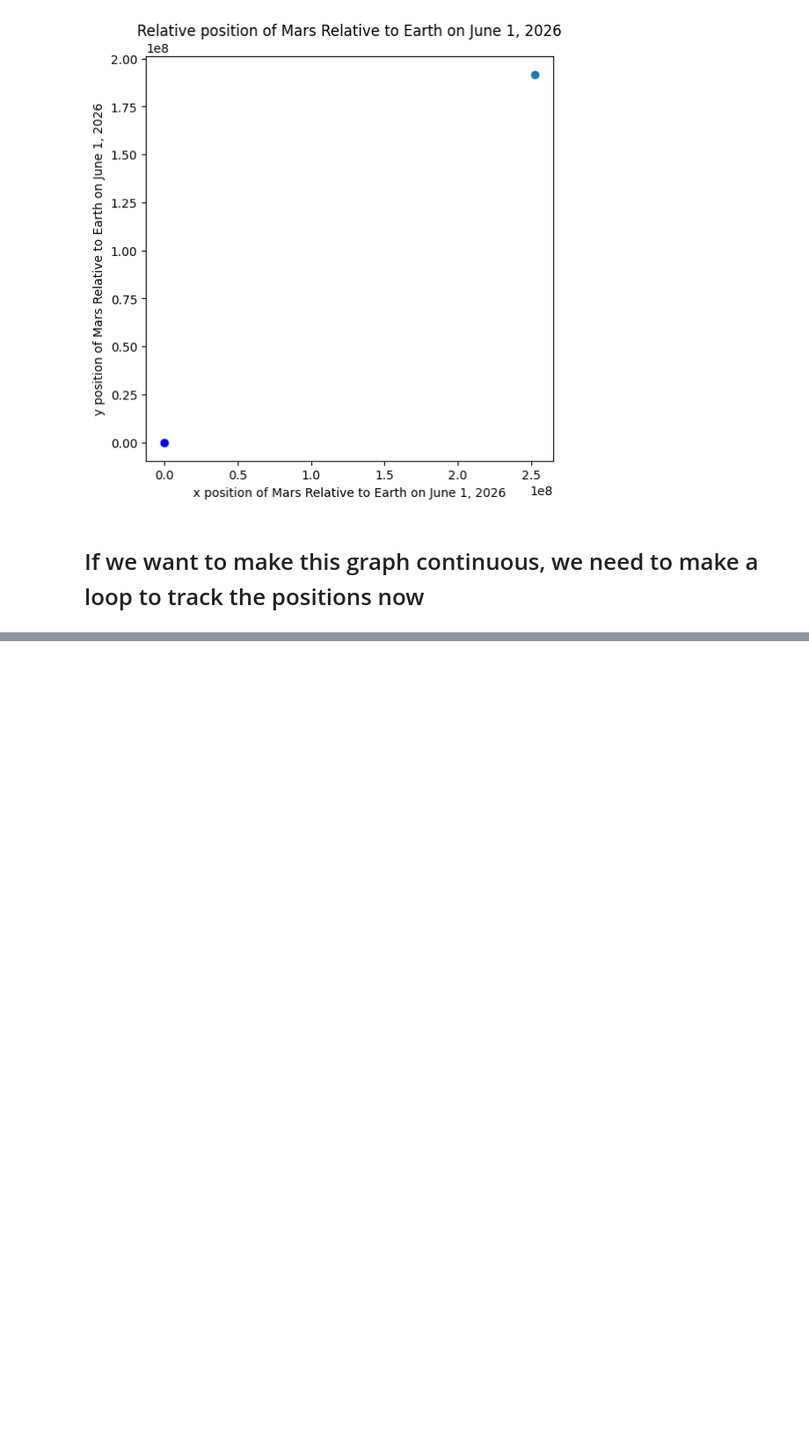
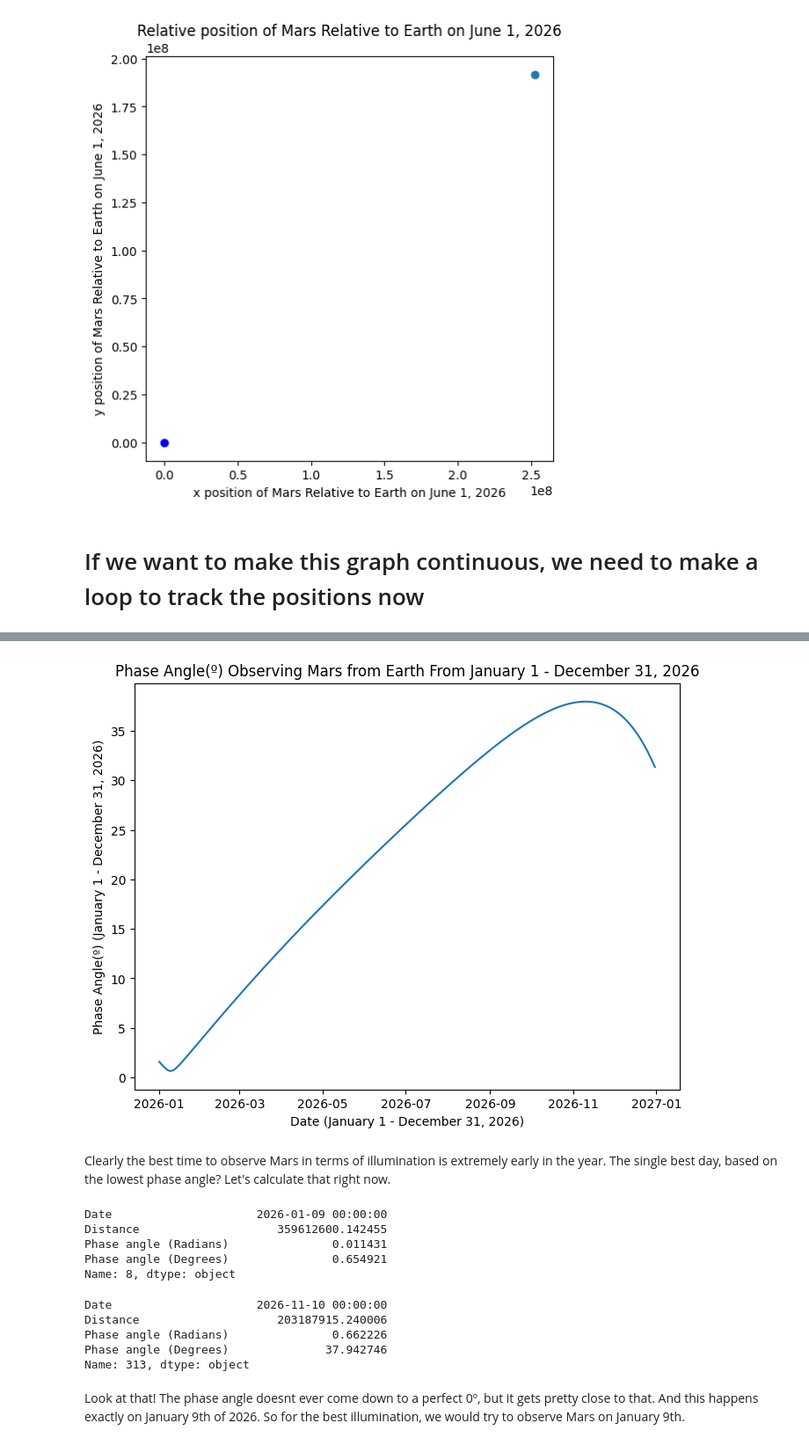
Before and after one commit to cometcoming/PlanetVis, a Jupyter notebook: planetvis.ipynb, the cells around one changed output, grey strips where cells are left out. Shown at 88% size. Cells and saved outputs as stored; diff of their text form; code cells hidden in the pictures; blank space fills up the shorter version.

```diff
--- a/planetvis.ipynb
+++ b/planetvis.ipynb
@@ -106,0 +174,17 @@ plt.show()
+# %%
+#function phaseq() is generally used to find the phase angle
+
+phase_angles = []
+for i in dates: #using same dates as earlier, entirity of 2026
+    et = spice.str2et(str(i))
+
+    phase_angles.append(spice.phaseq(
+        et=et,           # Ephemeris time
+        target="MARS BARYCENTER",   # Body 1
+        illmn="SUN",      # Illuminator/Body 2
+        obsrvr="EARTH BARYCENTER",    # Observer
+        abcorr="LT+S"     # Aberration correction (e.g., Light Time + Stellar)
+    ))
+# %%
+dates_df["Phase angle (Radians)"] = phase_angles
+dates_df.head()
@@ -106,0 +208,5 @@ plt.show()
+# %%
+import math
+
+dates_df["Phase angle (Degrees)"] = [math.degrees(r) for r in dates_df["Phase angle (Radians)"]]
+dates_df.head()
@@ -106,0 +220,35 @@ plt.show()
+# %%
+#Renaming df for easier convention
+
+myDF = dates_df
+# %%
+plt.figure(figsize=(8,6))
+plt.plot(myDF["Date"], myDF["Phase angle (Degrees)"])
+plt.title("Phase Angle(º) Observing Mars from Earth From January 1 - December 31, 2026")
+plt.xlabel("Date (January 1 - December 31, 2026)")
+plt.ylabel("Phase Angle(º) (January 1 - December 31, 2026)")
+plt.show()
+# %% [output]
+[figure, added]
+# %% [markdown]
+Clearly the best time to observe Mars in terms of illumination is extremely early in the year. The single best day, based on the lowest phase angle? Let's calculate that right now.
+# %%
+myDF.iloc[myDF["Phase angle (Degrees)"].idxmin()]
+# %% [output]
+Date                     2026-01-09 00:00:00
+Distance                    359612600.142455
+Phase angle (Radians)               0.011431
+Phase angle (Degrees)               0.654921
+Name: 8, dtype: object
+# %%
+#this is NOT what we're looking for, this is just here for brevity and comparison
+
+myDF.iloc[myDF["Phase angle (Degrees)"].idxmax()]
+# %% [output]
+Date                     2026-11-10 00:00:00
+Distance                    203187915.240006
+Phase angle (Radians)               0.662226
+Phase angle (Degrees)              37.942746
+Name: 313, dtype: object
+# %% [markdown]
+Look at that! The phase angle doesnt ever come down to a perfect 0º, but it gets pretty close to that. And this happens exactly on January 9th of 2026. So for the best illumination, we would try to observe Mars on January 9th.
```
Also changed, not shown: parts of 25 cells of this notebook, 1 other file.
